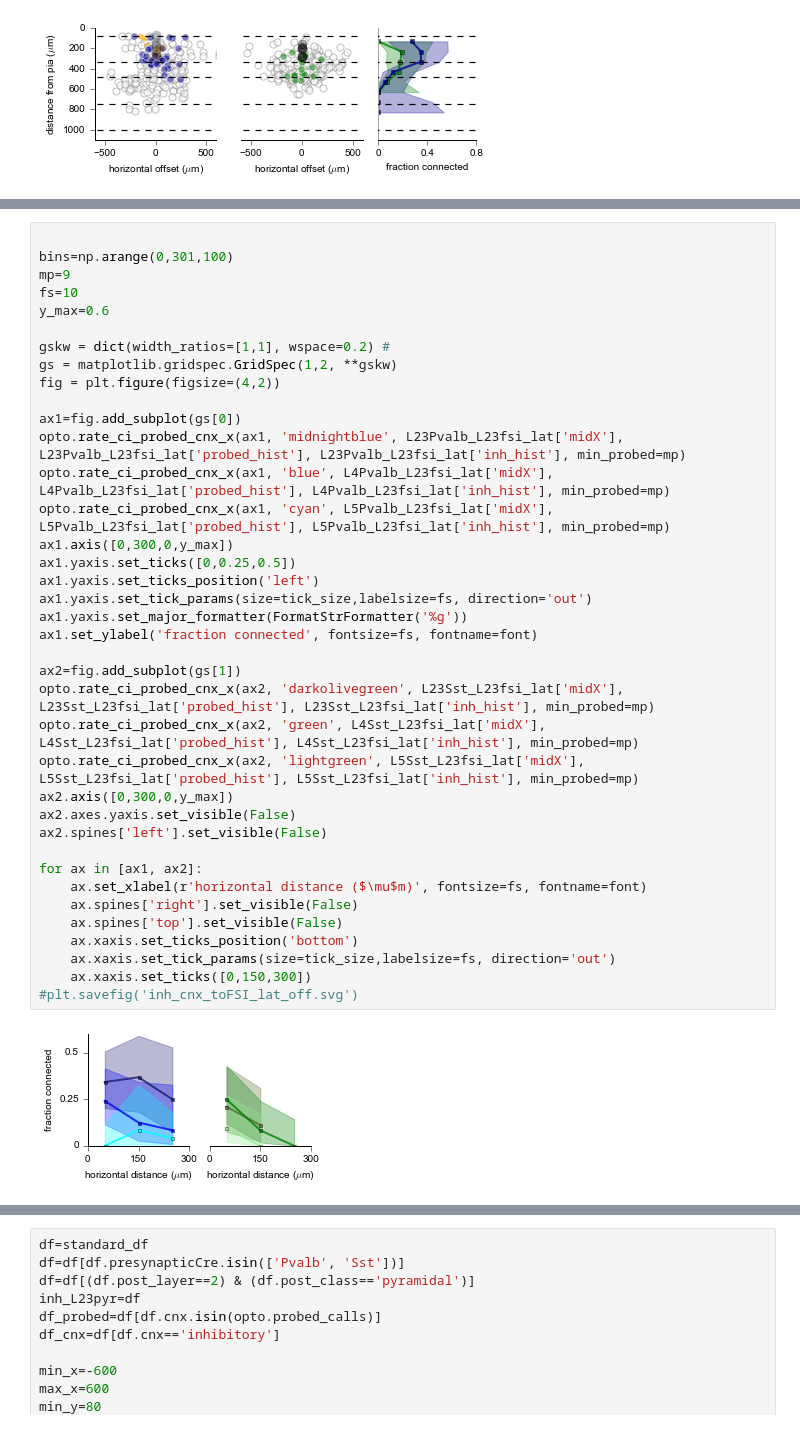
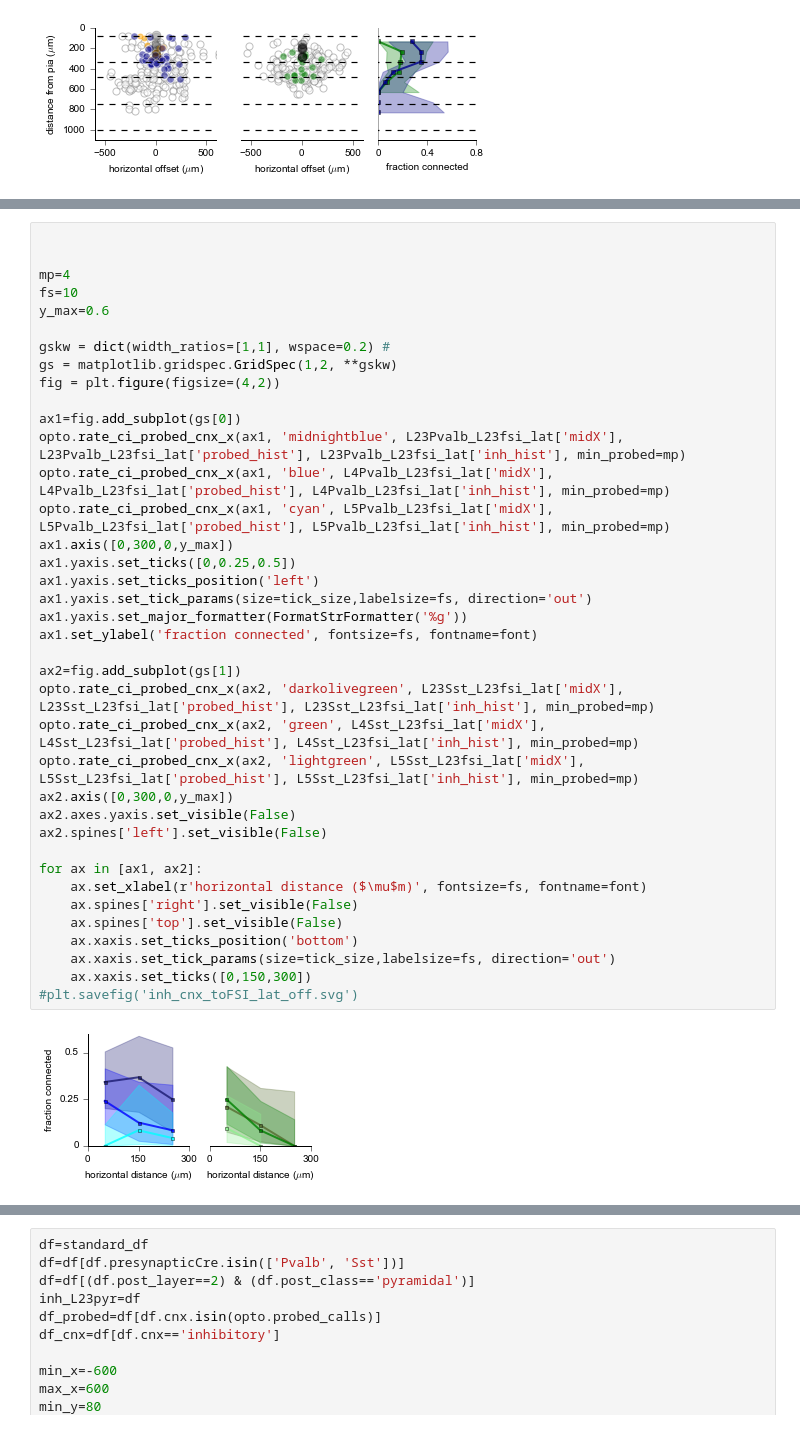
Before and after one commit to travis-open/twop_opto_data, a Jupyter notebook: connectivity_figs.ipynb, the cells around one changed output, grey strips where cells are left out. Saved outputs shown, nothing was run; the diff lists cells and outputs as text.

```diff
--- a/connectivity_figs.ipynb
+++ b/connectivity_figs.ipynb
@@ -904,8 +905,8 @@ L5Sst_L23fsi_lat=opto.connectivity_profile(L5Sst_L23fsi, 'abs_x',bins)
 L5Pvalb_L23fsi_lat=opto.connectivity_profile(L5Pvalb_L23fsi, 'abs_x',bins)
 # %%
 
-bins=np.arange(0,301,100)
-mp=9
+
+mp=4
 fs=10
 y_max=0.6
 
@@ -914,32 +915,32 @@ gs = matplotlib.gridspec.GridSpec(1,2, **gskw)
 fig = plt.figure(figsize=(4,2))
 
 ax1=fig.add_subplot(gs[0])
 opto.rate_ci_probed_cnx_x(ax1, 'midnightblue', L23Pvalb_L23fsi_lat['midX'], L23Pvalb_L23fsi_lat['probed_hist'], L23Pvalb_L23fsi_lat['inh_hist'], min_probed=mp)
 opto.rate_ci_probed_cnx_x(ax1, 'blue', L4Pvalb_L23fsi_lat['midX'], L4Pvalb_L23fsi_lat['probed_hist'], L4Pvalb_L23fsi_lat['inh_hist'], min_probed=mp)
 opto.rate_ci_probed_cnx_x(ax1, 'cyan', L5Pvalb_L23fsi_lat['midX'], L5Pvalb_L23fsi_lat['probed_hist'], L5Pvalb_L23fsi_lat['inh_hist'], min_probed=mp)
 ax1.axis([0,300,0,y_max])
 ax1.yaxis.set_ticks([0,0.25,0.5])
 ax1.yaxis.set_ticks_position('left')
 ax1.yaxis.set_tick_params(size=tick_size,labelsize=fs, direction='out')
 ax1.yaxis.set_major_formatter(FormatStrFormatter('%g'))
 ax1.set_ylabel('fraction connected', fontsize=fs, fontname=font)
 
 ax2=fig.add_subplot(gs[1])
 opto.rate_ci_probed_cnx_x(ax2, 'darkolivegreen', L23Sst_L23fsi_lat['midX'], L23Sst_L23fsi_lat['probed_hist'], L23Sst_L23fsi_lat['inh_hist'], min_probed=mp)
 opto.rate_ci_probed_cnx_x(ax2, 'green', L4Sst_L23fsi_lat['midX'], L4Sst_L23fsi_lat['probed_hist'], L4Sst_L23fsi_lat['inh_hist'], min_probed=mp)
 opto.rate_ci_probed_cnx_x(ax2, 'lightgreen', L5Sst_L23fsi_lat['midX'], L5Sst_L23fsi_lat['probed_hist'], L5Sst_L23fsi_lat['inh_hist'], min_probed=mp)
 ax2.axis([0,300,0,y_max])
 ax2.axes.yaxis.set_visible(False)
 ax2.spines['left'].set_visible(False)
 
 for ax in [ax1, ax2]:
     ax.set_xlabel(r'horizontal distance ($\mu$m)', fontsize=fs, fontname=font)
     ax.spines['right'].set_visible(False)
     ax.spines['top'].set_visible(False)
     ax.xaxis.set_ticks_position('bottom')
     ax.xaxis.set_tick_params(size=tick_size,labelsize=fs, direction='out')
     ax.xaxis.set_ticks([0,150,300])
 #plt.savefig('inh_cnx_toFSI_lat_off.svg')
 # %% [output]
-[figure, old version]
+[figure, new version]
 # %%
```
Also changed, not shown: parts of 7 cells of this notebook, 8 other files.
